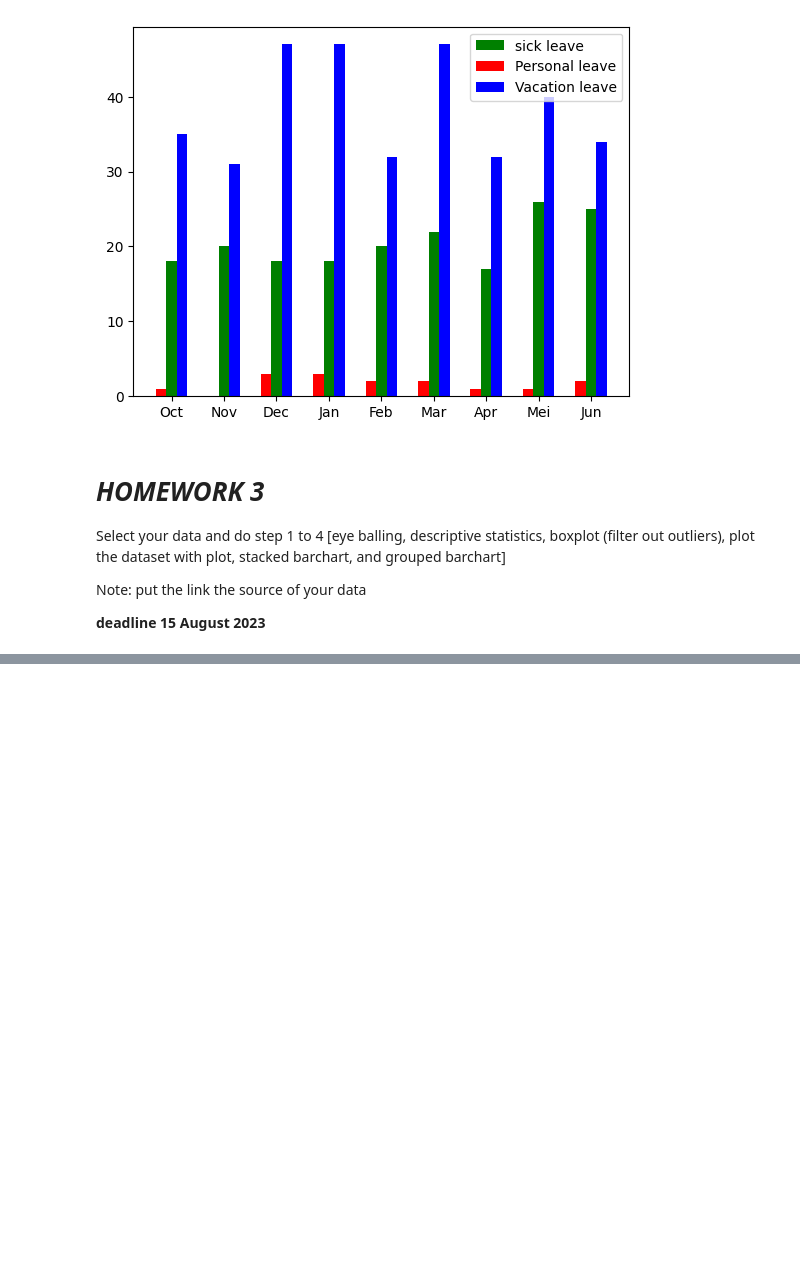
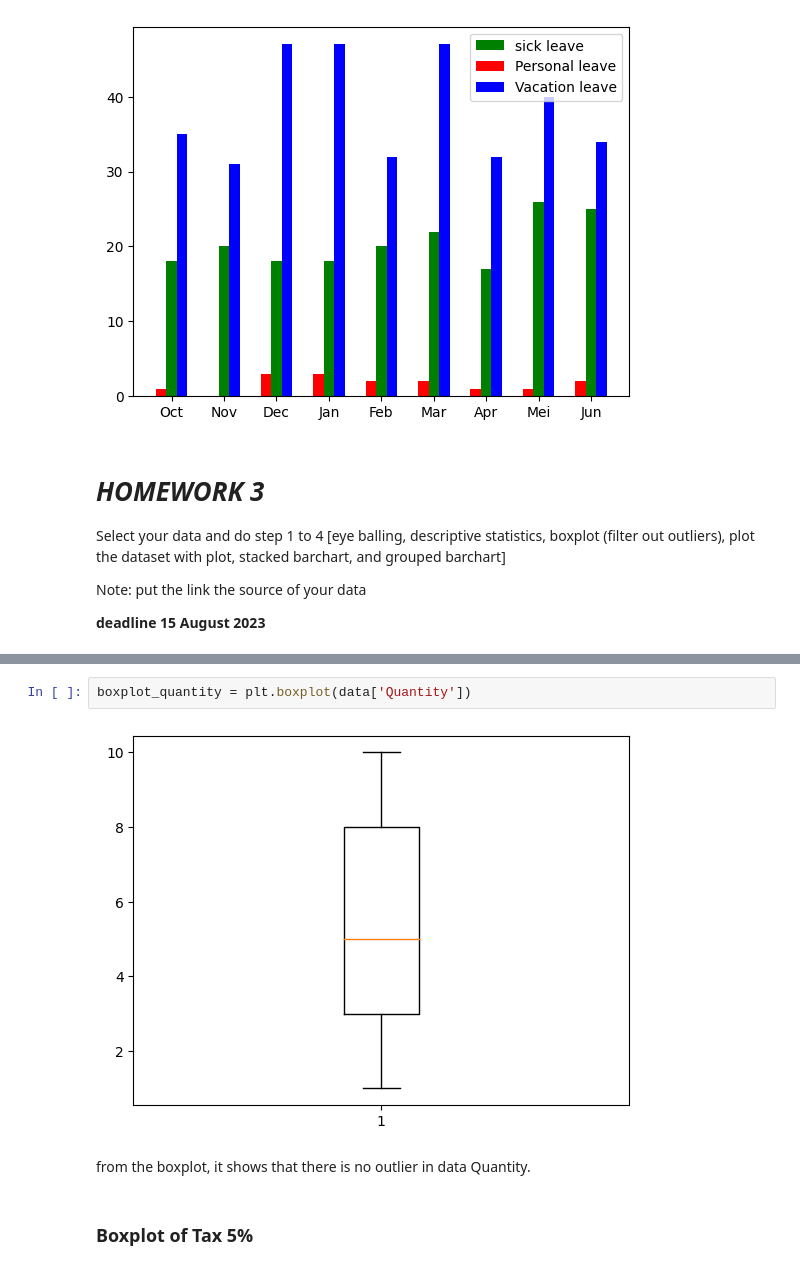
Before and after one commit to oktsadwikar/DPDM2023, a Jupyter notebook: Data102(Chapter_2).ipynb, the cells around one changed output, grey strips where cells are left out. Cells and saved outputs as stored; diff of their text form; blank space fills up the shorter version.

```diff
--- a/Data102(Chapter_2).ipynb
+++ b/Data102(Chapter_2).ipynb
@@ -561,0 +717,8 @@ Note: put the link the source of your data
+# %%
+boxplot_quantity = plt.boxplot(data['Quantity'])
+# %% [output]
+[figure, added]
+# %% [markdown]
+from the boxplot, it shows that there is no outlier in data Quantity.
+# %% [markdown]
+### Boxplot of Tax 5%
```
Also changed, not shown: parts of 138 cells of this notebook.
